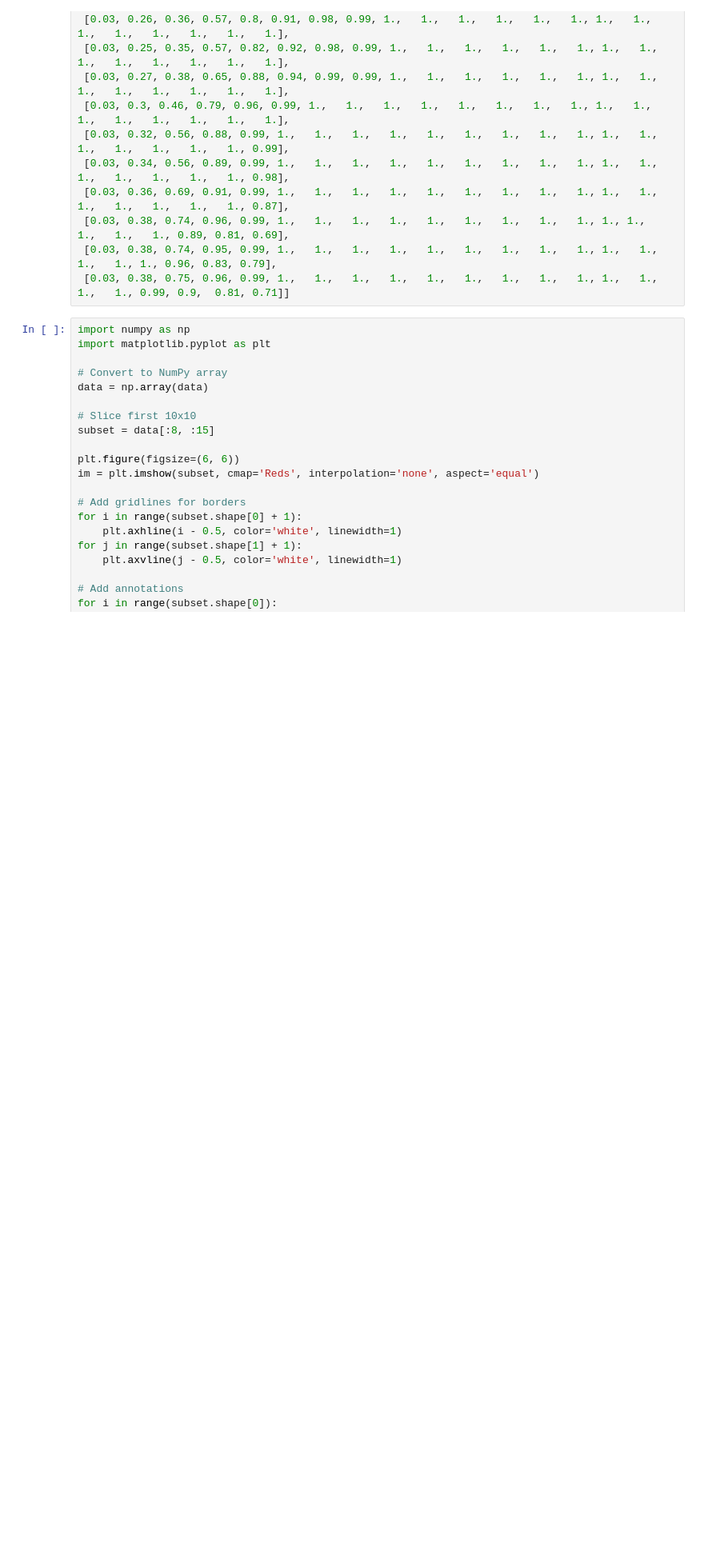
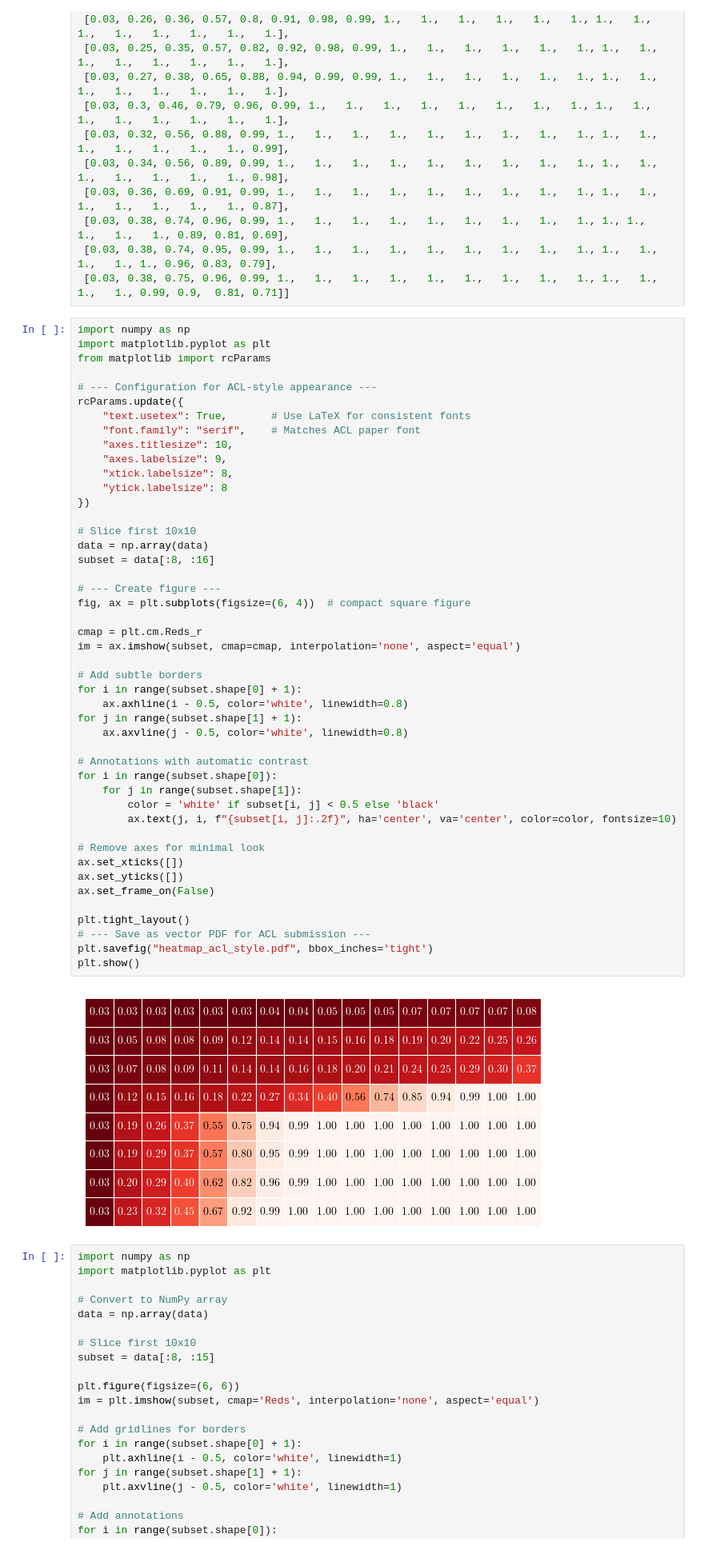
Before and after one commit to Supersheep7/tests_for_beliefs, a Jupyter notebook: test_datasets.ipynb, the cells around one changed output. Shown: that part at 80% size. Drawn from its saved outputs; the diff is of its cells as text; blank space fills up the shorter version.

```diff
--- a/test_datasets.ipynb
+++ b/test_datasets.ipynb
@@ -192,6 +192,54 @@ data = [
  [0.03, 0.38, 0.74, 0.96, 0.99, 1.,   1.,   1.,   1.,   1.,   1.,   1.,   1.,   1., 1., 1.,   1.,   1.,   1., 0.89, 0.81, 0.69],
  [0.03, 0.38, 0.74, 0.95, 0.99, 1.,   1.,   1.,   1.,   1.,   1.,   1.,   1.,   1., 1.,   1.,   1.,   1., 1., 0.96, 0.83, 0.79],
  [0.03, 0.38, 0.75, 0.96, 0.99, 1.,   1.,   1.,   1.,   1.,   1.,   1.,   1.,   1., 1.,   1.,   1.,   1., 0.99, 0.9,  0.81, 0.71]]
+# %%
+import numpy as np
+import matplotlib.pyplot as plt
+from matplotlib import rcParams
+
+# --- Configuration for ACL-style appearance ---
+rcParams.update({
+    "text.usetex": True,       # Use LaTeX for consistent fonts
+    "font.family": "serif",    # Matches ACL paper font
+    "axes.titlesize": 10,
+    "axes.labelsize": 9,
+    "xtick.labelsize": 8,
+    "ytick.labelsize": 8
+})
+
+# Slice first 10x10
+data = np.array(data)
+subset = data[:8, :16]
+
+# --- Create figure ---
+fig, ax = plt.subplots(figsize=(6, 4))  # compact square figure
+
+cmap = plt.cm.Reds_r
+im = ax.imshow(subset, cmap=cmap, interpolation='none', aspect='equal')
+
+# Add subtle borders
+for i in range(subset.shape[0] + 1):
+    ax.axhline(i - 0.5, color='white', linewidth=0.8)
+for j in range(subset.shape[1] + 1):
+    ax.axvline(j - 0.5, color='white', linewidth=0.8)
+
+# Annotations with automatic contrast
+for i in range(subset.shape[0]):
+    for j in range(subset.shape[1]):
+        color = 'white' if subset[i, j] < 0.5 else 'black'
+        ax.text(j, i, f"{subset[i, j]:.2f}", ha='center', va='center', color=color, fontsize=10)
+
+# Remove axes for minimal look
+ax.set_xticks([])
+ax.set_yticks([])
+ax.set_frame_on(False)
+
+plt.tight_layout()
+# --- Save as vector PDF for ACL submission ---
+plt.savefig("heatmap_acl_style.pdf", bbox_inches='tight')
+plt.show()
+# %% [output]
+[figure, added]
 # %%
 import numpy as np
 import matplotlib.pyplot as plt
```
Also changed, not shown: 1 other file.
